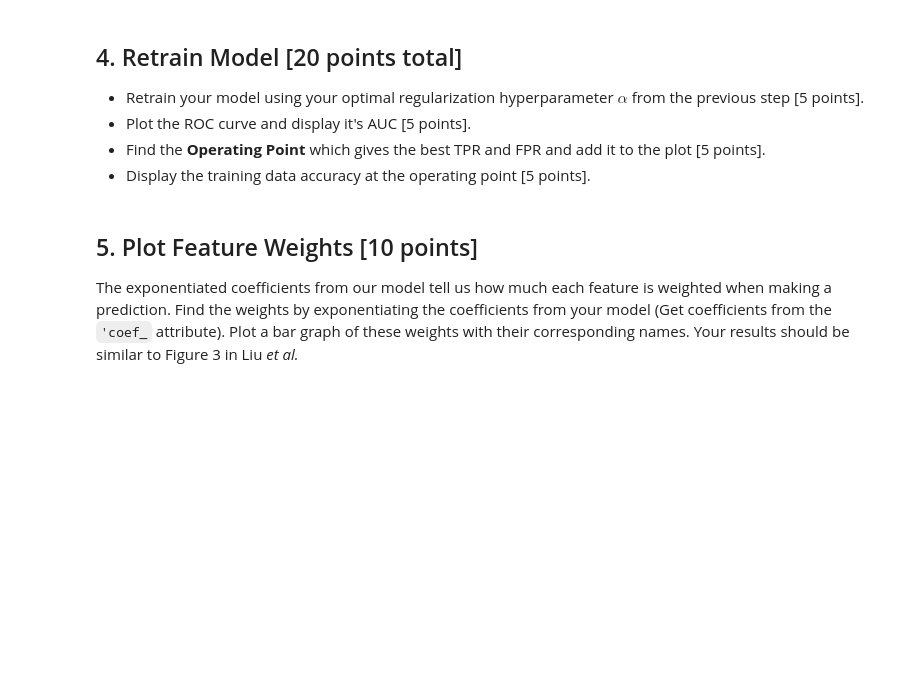
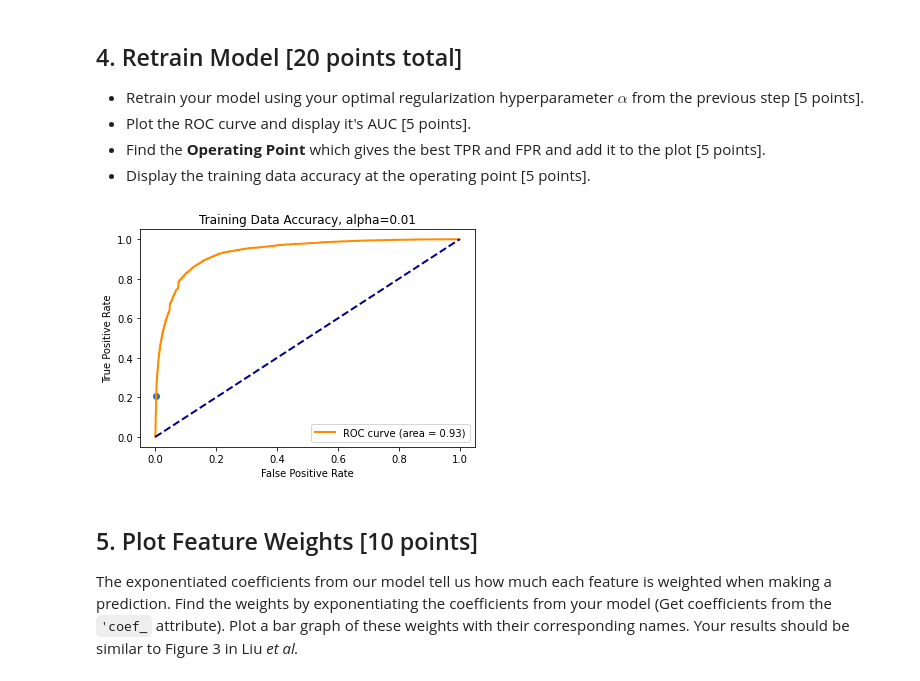
Before and after one commit to pdijour/Septic_Shock, a Jupyter notebook: lab3.ipynb, the cells around one changed output. Saved outputs shown, nothing was run; the diff lists cells and outputs as text; code cells hidden in the pictures; blank space fills up the shorter version.

```diff
--- a/lab3.ipynb
+++ b/lab3.ipynb
@@ -82,3 +187,49 @@ Write your code here
+# %%
+"""
+Write your code here
+"""
+# Retrain model using optimal alpha
+# Plot the roc curve n display the auc
+# Find the operating point
+
+# create logistic model
+model = SGDClassifier(loss='log', penalty='l1', class_weight = 'balanced', alpha = optimal_a)
+model.fit(Xtrain, ytrain)
+
+# calculate predicted y
+ypred = model.predict_proba(Xtrain)
+
+# calculate ROC curve
+fpr, tpr, thresholds = roc_curve(ytrain, ypred[:,1])
+
+# Calculate AUC score
+auc_score = auc(fpr, tpr)
+
+# Calculate Operating Point
+max_operating_pt = 0
+for i in range(len(fpr)):
+  proportion = tpr[i]/fpr[i]
+  if proportion > max_operating_pt:
+    max_operating_pt = proportion
+    max_fpr = fpr[i]
+    max_tpr = tpr[i]
+
+# plot
+plt.figure()
+lw = 2
+plt.plot(fpr, tpr, color='darkorange',
+         lw=lw, label='ROC curve (area = %0.2f)' % auc_score)
+plt.plot([0, 1], [0, 1], color='navy', lw=lw, linestyle='--')
+plt.scatter(max_fpr, max_tpr)
+plt.xlim([-0.05, 1.05])
+plt.ylim([-0.05, 1.05])
+plt.xlabel('False Positive Rate')
+plt.ylabel('True Positive Rate')
+plt.title('Training Data Accuracy, alpha={}'.format(optimal_a))
+plt.legend(loc="lower right")
+plt.show()
+# %% [output]
+[figure, added]
 # %% [markdown]
 ## 5. Plot Feature Weights [10 points]
 The exponentiated coefficients from our model tell us how much each feature is weighted when making a prediction.  Find the weights by exponentiating the coefficients from your model (Get coefficients from the `'coef_` attribute). Plot a bar graph of these weights with their corresponding names.  Your results should be similar to Figure 3 in Liu *et al.*
```
Also changed, not shown: parts of 13 cells of this notebook.
